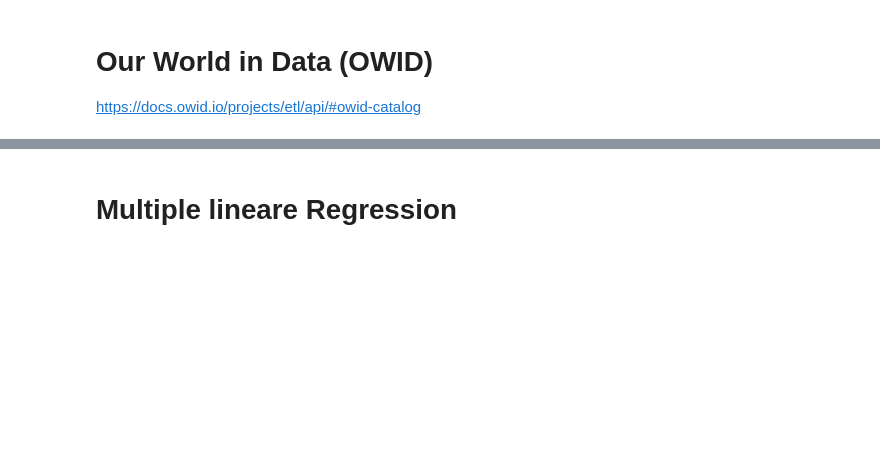
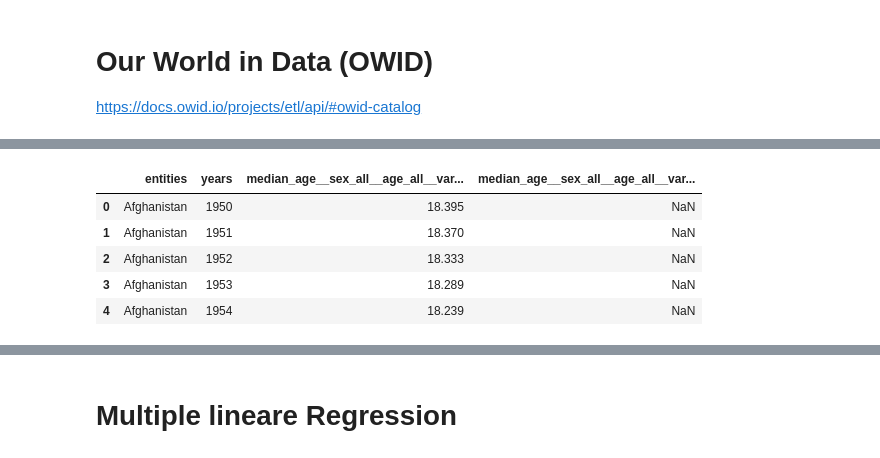
Before and after one commit to TobiasMaissen/cas_statistik_davi, a Jupyter notebook: our_world_in_data_expl.ipynb, the cells around one changed output, grey strips where cells are left out. Saved outputs shown, nothing was run; the diff lists cells and outputs as text; code cells hidden in the pictures; blank space fills up the shorter version.

```diff
--- a/our_world_in_data_expl.ipynb
+++ b/our_world_in_data_expl.ipynb
@@ -34,0 +96,9 @@ https://docs.owid.io/projects/etl/api/#owid-catalog
+# %%
+median_age_df.head()
+# %% [output]
+|  | entities | years | median_age__sex_all__age_all__var... | median_age__sex_all__age_all__var... |
+| 0 | Afghanistan | 1950 | 18.395 | NaN |
+| 1 | Afghanistan | 1951 | 18.370 | NaN |
+| 2 | Afghanistan | 1952 | 18.333 | NaN |
+| 3 | Afghanistan | 1953 | 18.289 | NaN |
+| 4 | Afghanistan | 1954 | 18.239 | NaN |
```
Also changed, not shown: parts of 14 cells of this notebook.
